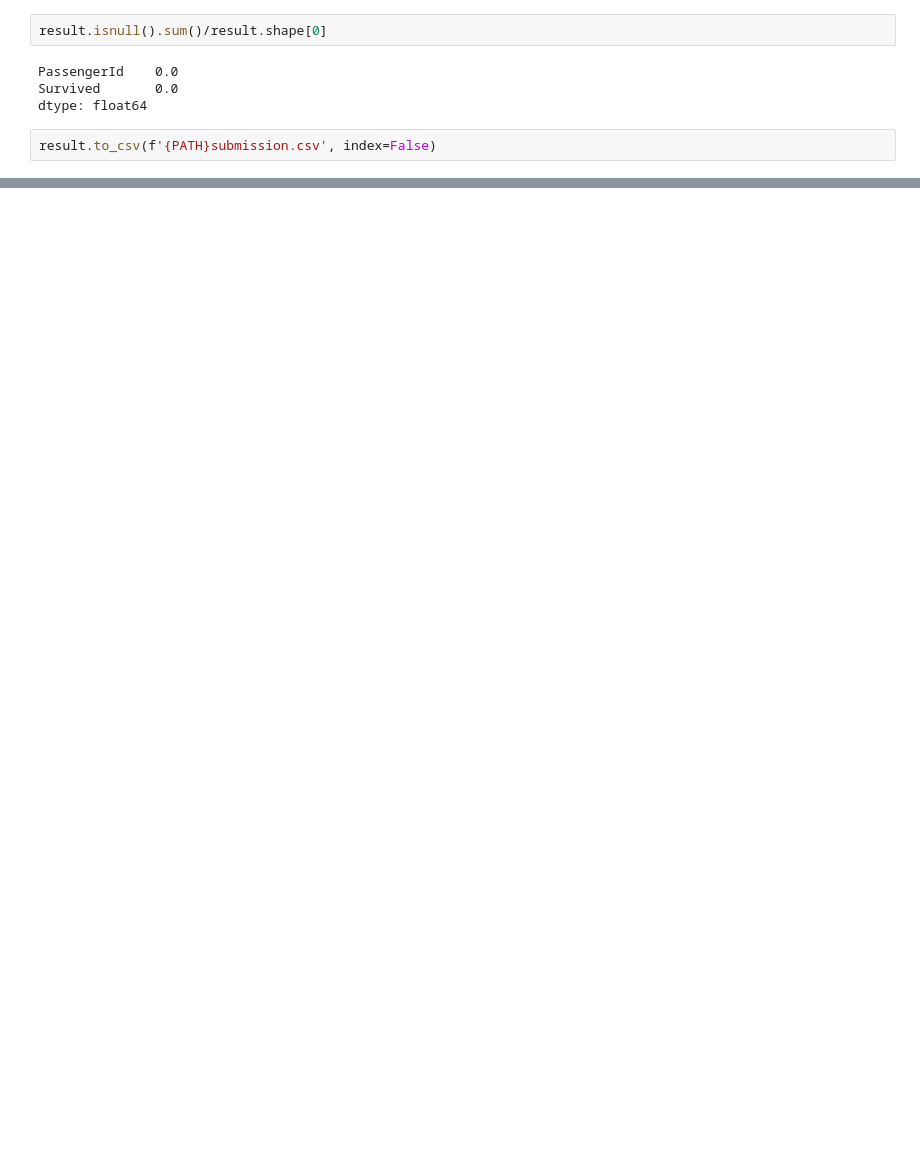
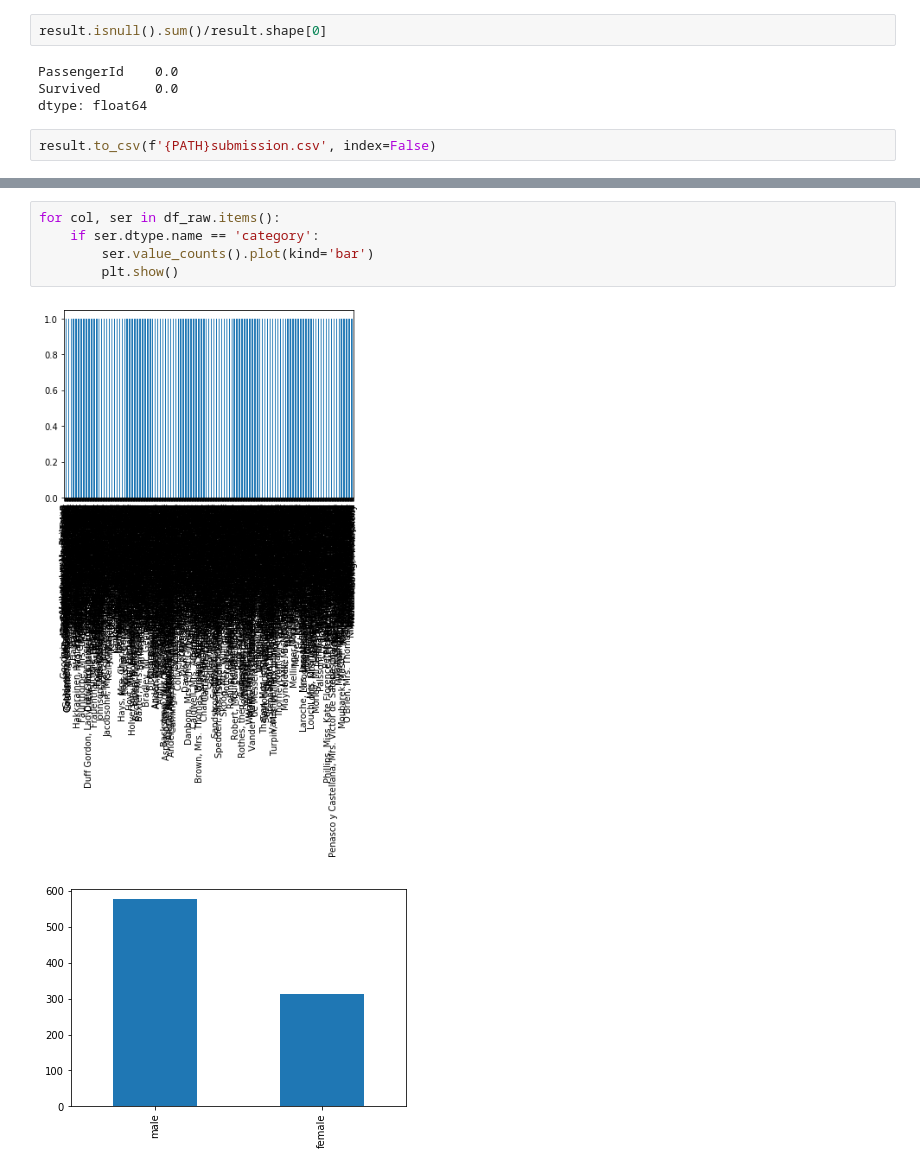
Before and after one commit to PuneethaPai/KaggleSubmissions, a Jupyter notebook: notebooks/Titanic.ipynb, the cells around one changed output, grey strips where cells are left out. Cells and saved outputs as stored; diff of their text form; blank space fills up the shorter version.

```diff
--- a/notebooks/Titanic.ipynb
+++ b/notebooks/Titanic.ipynb
@@ -166,0 +198,8 @@ result.to_csv(f'{PATH}submission.csv', index=False)
+# %%
+for col, ser in df_raw.items():
+    if ser.dtype.name == 'category':
+        ser.value_counts().plot(kind='bar')
+        plt.show()
+# %% [output]
+[figure, added]
+[figure, added]
```
Also changed, not shown: parts of 9 cells of this notebook.
